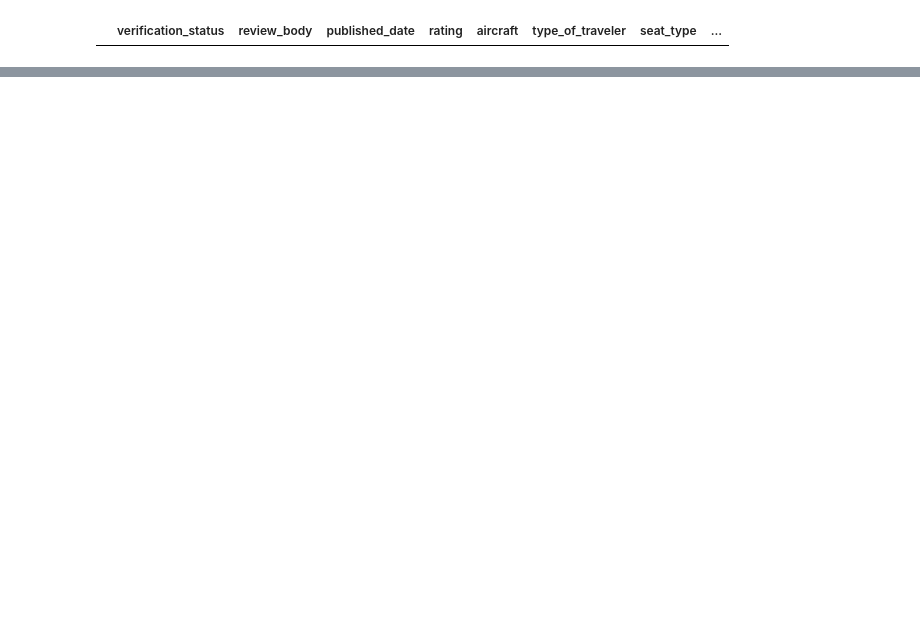
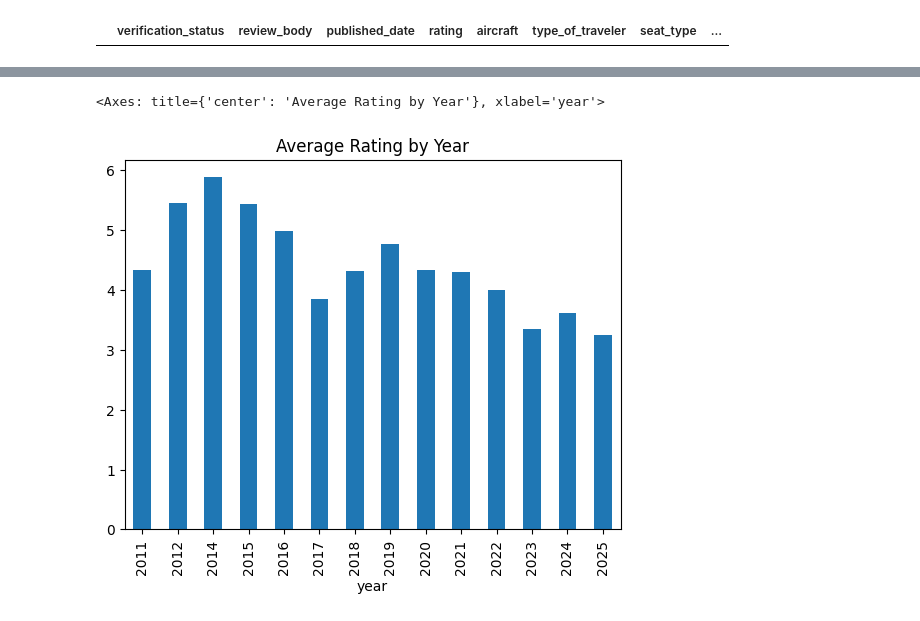
Before and after one commit to ryslipe/british_airlines, a Jupyter notebook: notebooks/01_load_and_validate_raw_data.ipynb, the cells around one changed output, grey strips where cells are left out. Saved outputs shown, nothing was run; the diff lists cells and outputs as text; code cells hidden in the pictures; blank space fills up the shorter version.

```diff
--- a/notebooks/01_load_and_validate_raw_data.ipynb
+++ b/notebooks/01_load_and_validate_raw_data.ipynb
@@ -388,0 +404,13 @@ reviews_df.tail()
+# %%
+# plot the ratings by year
+reviews_df['year'] = reviews_df['published_date'].dt.year
+reviews_df['month'] = reviews_df['published_date'].dt.month
+reviews_df['day'] = reviews_df['published_date'].dt.day
+# %%
+def yearly_avg(df: pd.DataFrame) -> pd.Series:
+    return df.groupby('year')['rating'].mean()
+# %%
+yearly_avg(reviews_df).plot(kind='bar', title='Average Rating by Year')
+# %% [output]
+<Axes: title={'center': 'Average Rating by Year'}, xlabel='year'>
+[figure, added]
```
Also changed, not shown: parts of 28 cells of this notebook, 3 other files.
